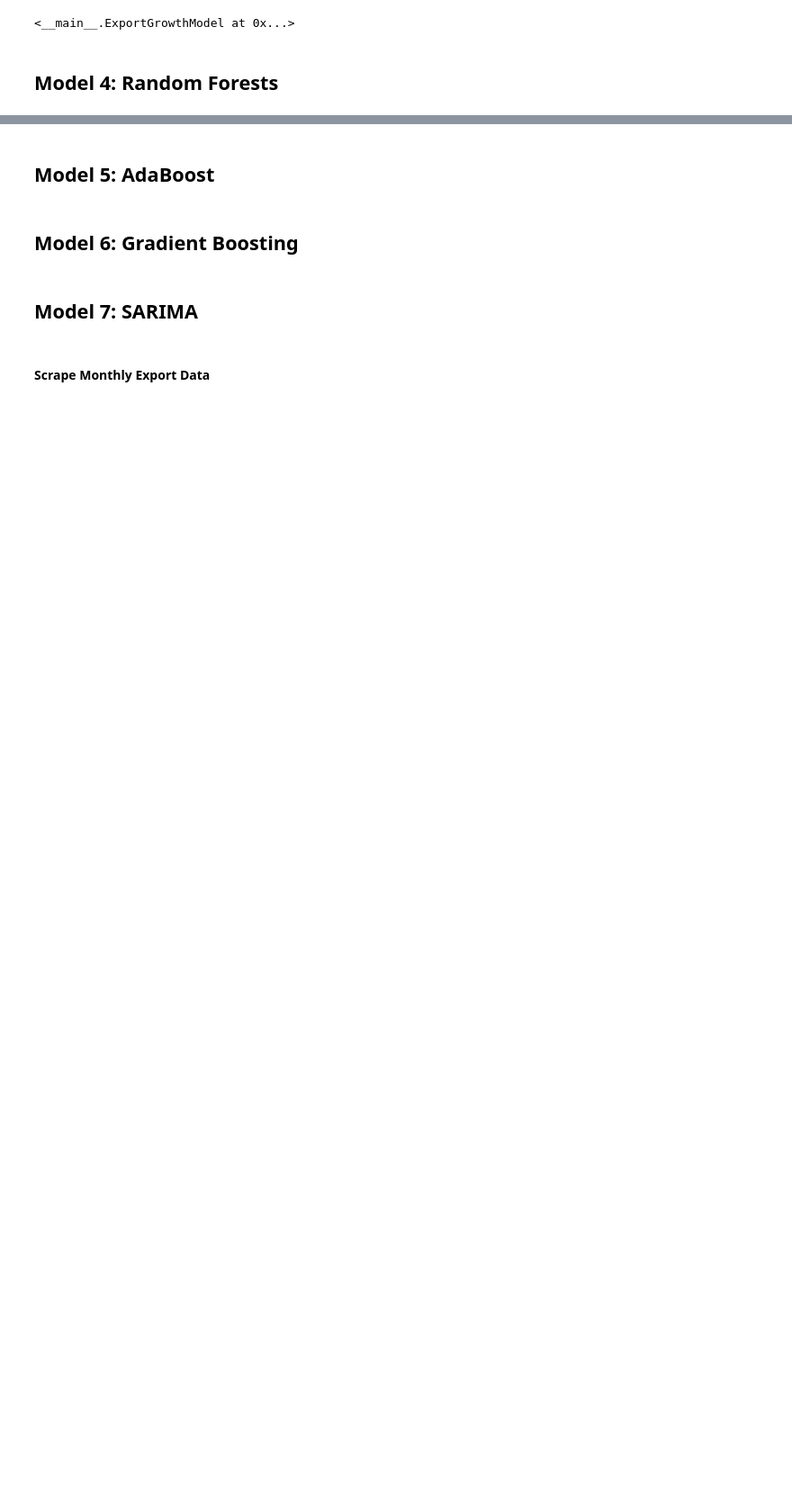
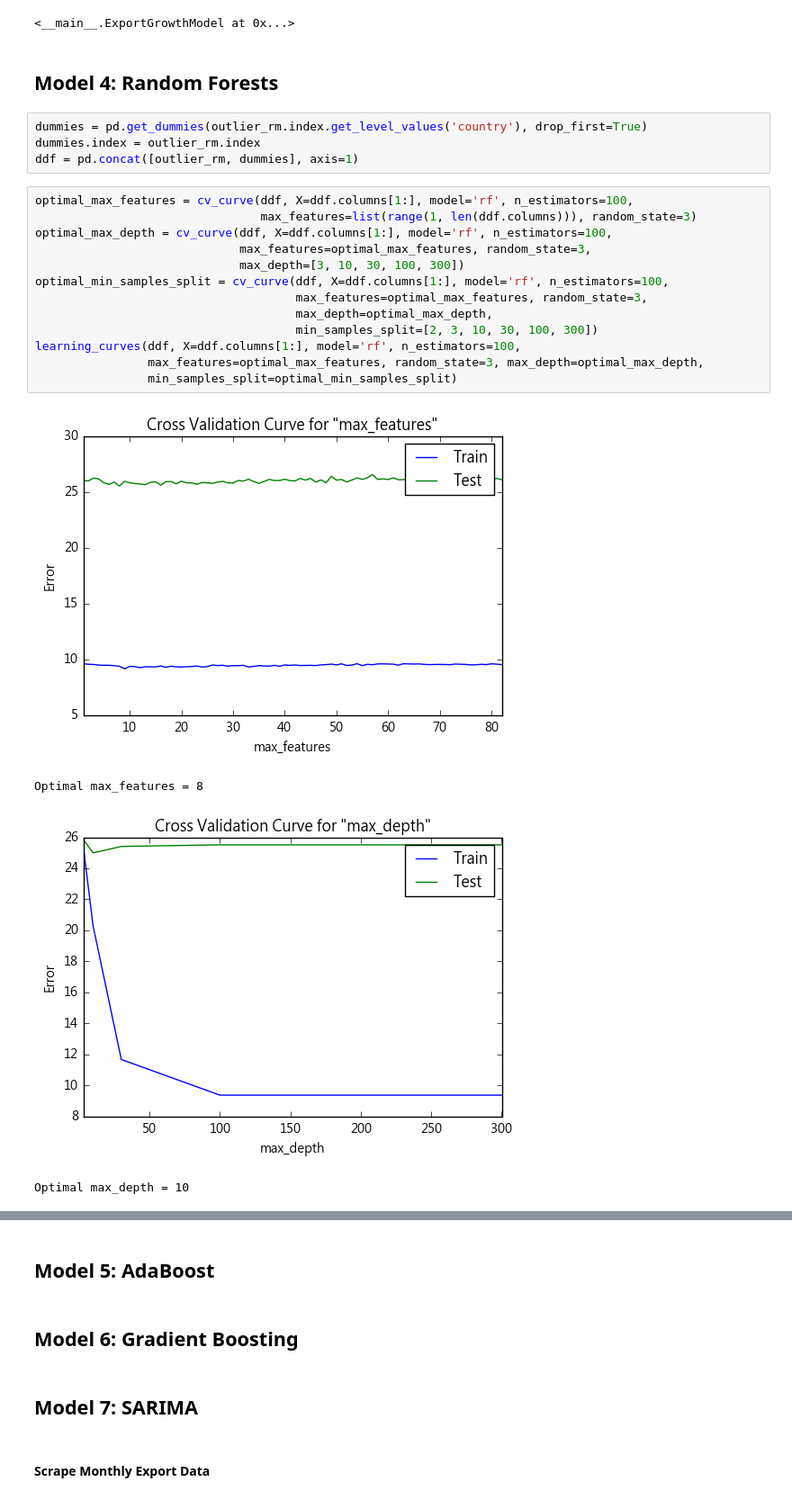
Before and after one commit to lincht/TradeModel, a Jupyter notebook: model/growth_pred.ipynb, the cells around one changed output, grey strips where cells are left out. Shown at 90% size. Saved outputs shown, nothing was run; the diff lists cells and outputs as text; blank space fills up the shorter version.

```diff
--- a/model/growth_pred.ipynb
+++ b/model/growth_pred.ipynb
@@ -709,3 +712,25 @@ Stratefied 5-fold cv errors:
 <__main__.ExportGrowthModel at 0x...>
 # %% [markdown]
 ## Model 4: Random Forests
+# %%
+dummies = pd.get_dummies(outlier_rm.index.get_level_values('country'), drop_first=True)
+dummies.index = outlier_rm.index
+ddf = pd.concat([outlier_rm, dummies], axis=1)
+# %%
+optimal_max_features = cv_curve(ddf, X=ddf.columns[1:], model='rf', n_estimators=100,
+                                max_features=list(range(1, len(ddf.columns))), random_state=3)
+optimal_max_depth = cv_curve(ddf, X=ddf.columns[1:], model='rf', n_estimators=100,
+                             max_features=optimal_max_features, random_state=3,
+                             max_depth=[3, 10, 30, 100, 300])
+optimal_min_samples_split = cv_curve(ddf, X=ddf.columns[1:], model='rf', n_estimators=100,
+                                     max_features=optimal_max_features, random_state=3,
+                                     max_depth=optimal_max_depth,
+                                     min_samples_split=[2, 3, 10, 30, 100, 300])
+learning_curves(ddf, X=ddf.columns[1:], model='rf', n_estimators=100,
+                max_features=optimal_max_features, random_state=3, max_depth=optimal_max_depth,
+                min_samples_split=optimal_min_samples_split)
+# %% [output]
+[figure, added]
+Optimal max_features = 8
+[figure, added]
+Optimal max_depth = 10
```
Also changed, not shown: parts of 24 cells of this notebook.
